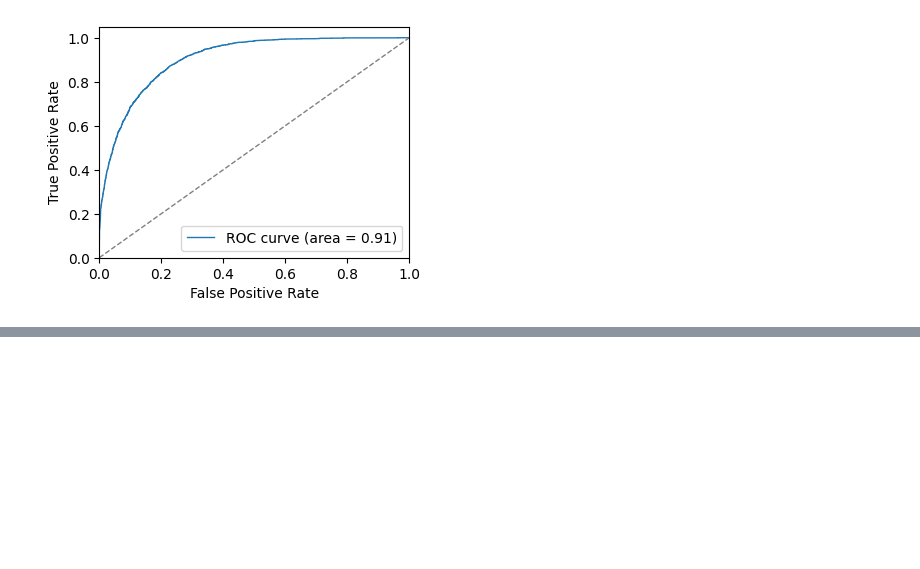
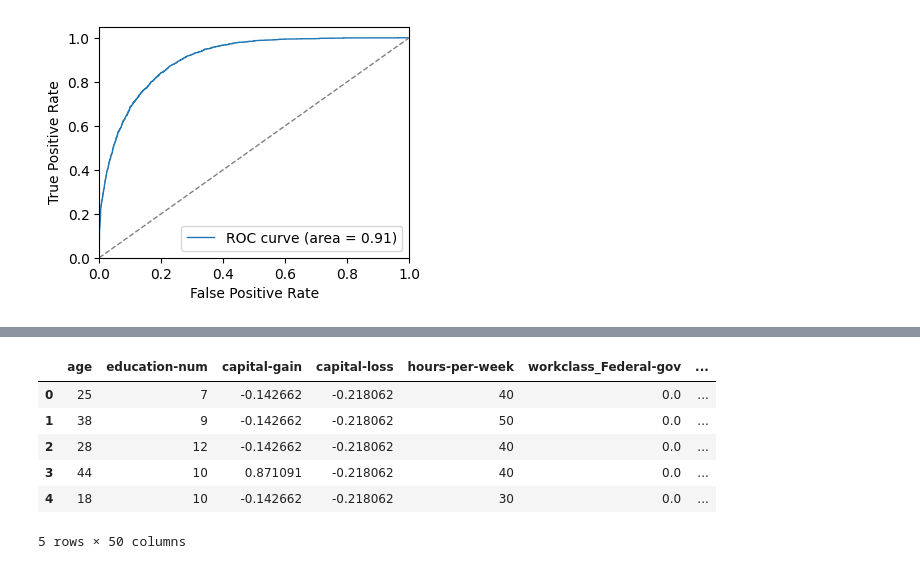
Before and after one commit to lbm98/data-mining, a Jupyter notebook: assignment/adult.ipynb, the cells around one changed output, grey strips where cells are left out. Saved outputs shown, nothing was run; the diff lists cells and outputs as text; code cells hidden in the pictures; blank space fills up the shorter version.

```diff
--- a/assignment/adult.ipynb
+++ b/assignment/adult.ipynb
@@ -531,0 +598,12 @@ plt.show()
+# %%
+pre_df_pot = preprocess(df_pot)
+# %%
+pre_df_pot.head()
+# %% [output]
+|  | age | education-num | capital-gain | capital-loss | hours-per-week | workclass_Federal-gov | ... |
+| 0 | 25 | 7 | -0.142662 | -0.218062 | 40 | 0.0 | ... |
+| 1 | 38 | 9 | -0.142662 | -0.218062 | 50 | 0.0 | ... |
+| 2 | 28 | 12 | -0.142662 | -0.218062 | 40 | 0.0 | ... |
+| 3 | 44 | 10 | 0.871091 | -0.218062 | 40 | 0.0 | ... |
+| 4 | 18 | 10 | -0.142662 | -0.218062 | 30 | 0.0 | ... |
+5 rows × 50 columns
```
Also changed, not shown: parts of 9 cells of this notebook, 1 other file.
